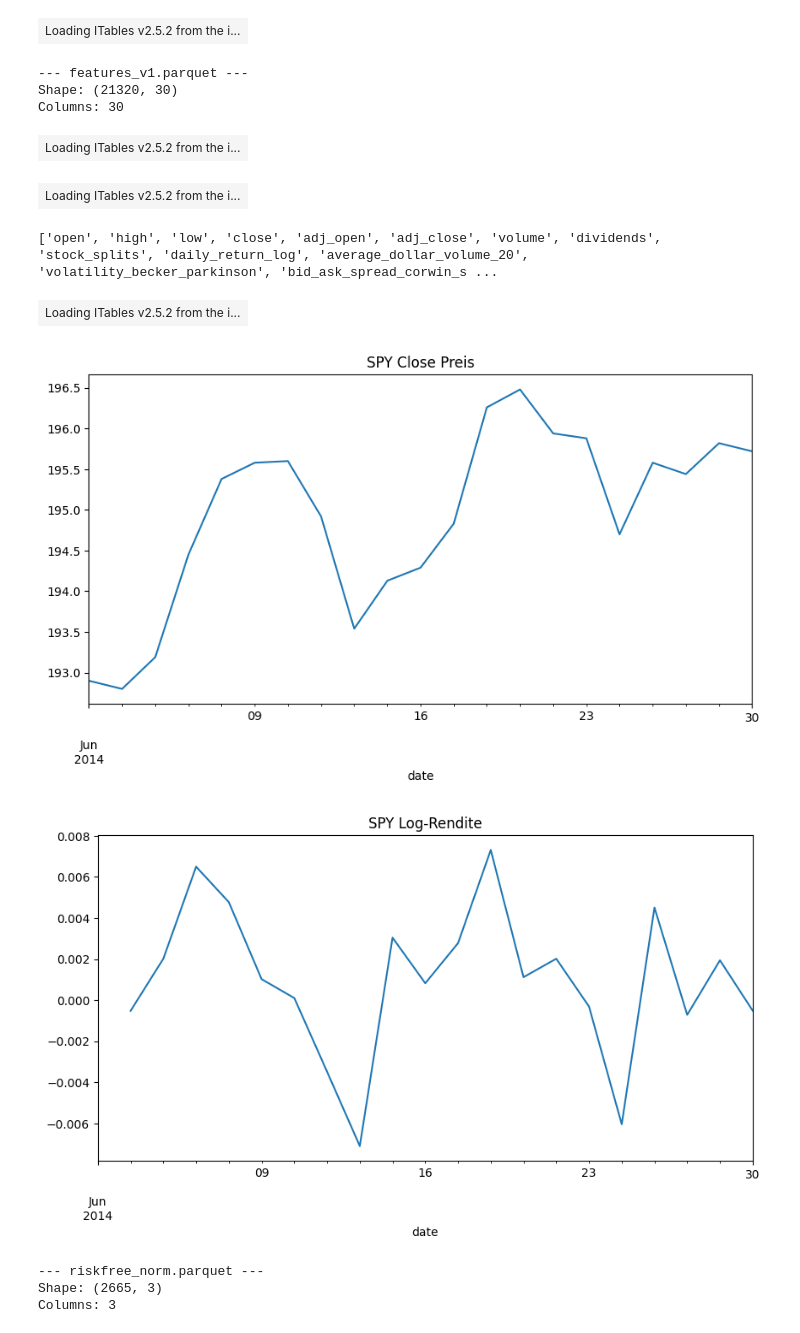
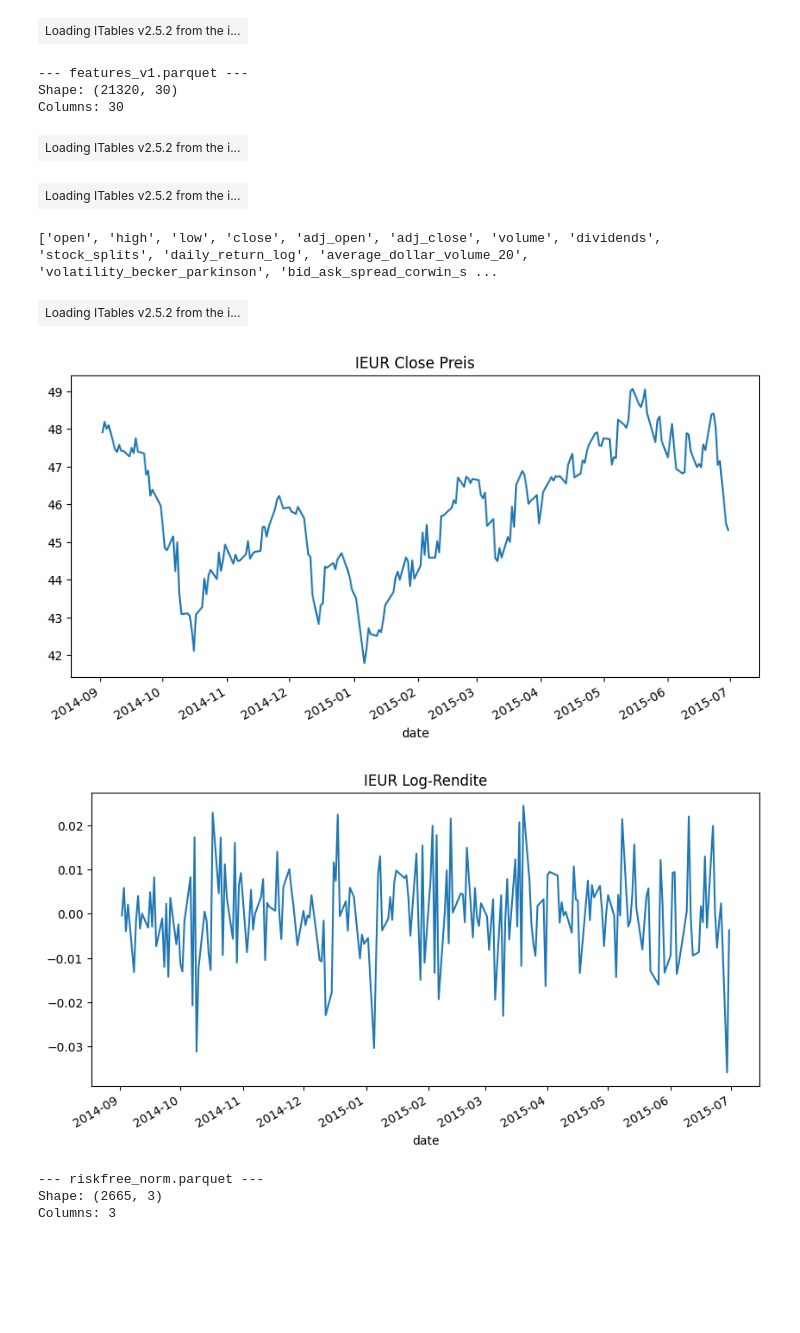
Before and after one commit to longrodeo/bachelorarbeit-drl-finance, a Jupyter notebook: notebooks/ploten_parquets_daten_check.ipynb, the cells around one changed output. Cells and saved outputs as stored; diff of their text form; code cells hidden in the pictures; blank space fills up the shorter version.

```diff
--- a/notebooks/ploten_parquets_daten_check.ipynb
+++ b/notebooks/ploten_parquets_daten_check.ipynb
@@ -87,32 +87,32 @@ Columns: 8
 # %%
 df_clean = load_and_info(DATA_DIR / "clean" / "features_v1.parquet")
 display(df_clean.head(30), df_clean.tail())
 # Spaltenliste
 print(df_clean.columns.tolist()[:15], "...")
 
 # Ein Asset über Zeitraum herausfiltern
-asset = "SPY"
-date_range = slice("2014-06-02", "2014-06-30")
+asset = "IEUR"
+date_range = slice("2014-09-01", "2015-06-30")
 df_clean_asset = df_clean.xs(asset, level="asset").loc[date_range]
 display(df_clean_asset.head(30))
 
 # Plot Close Preis
 df_clean_asset["close"].plot(title=f"{asset} Close Preis", figsize=(10,5))
 plt.show()
 
 # Plot Log-Renditen
 df_clean_asset["daily_return_log"].plot(title=f"{asset} Log-Rendite", figsize=(10,5))
 plt.show()
 # %% [output]
 --- features_v1.parquet ---
 Shape: (21320, 30)
 Columns: 30
 | Loading ITables v2.5.2 from the i... |
 | Loading ITables v2.5.2 from the i... |
 ['open', 'high', 'low', 'close', 'adj_open', 'adj_close', 'volume', 'dividends', 'stock_splits', 'daily_return_log', 'average_dollar_volume_20', 'volatility_becker_parkinson', 'bid_ask_spread_corwin_s ...
 | Loading ITables v2.5.2 from the i... |
-[figure, old version]
+[figure, new version]
-[figure, old version]
+[figure, new version]
 # %%
 df_rf = load_and_info(DATA_DIR / "clean" / "riskfree_norm.parquet")
 display(df_rf.head(100), df_rf.tail())
```
Also changed, not shown: parts of 2 cells of this notebook, 16 other files.
